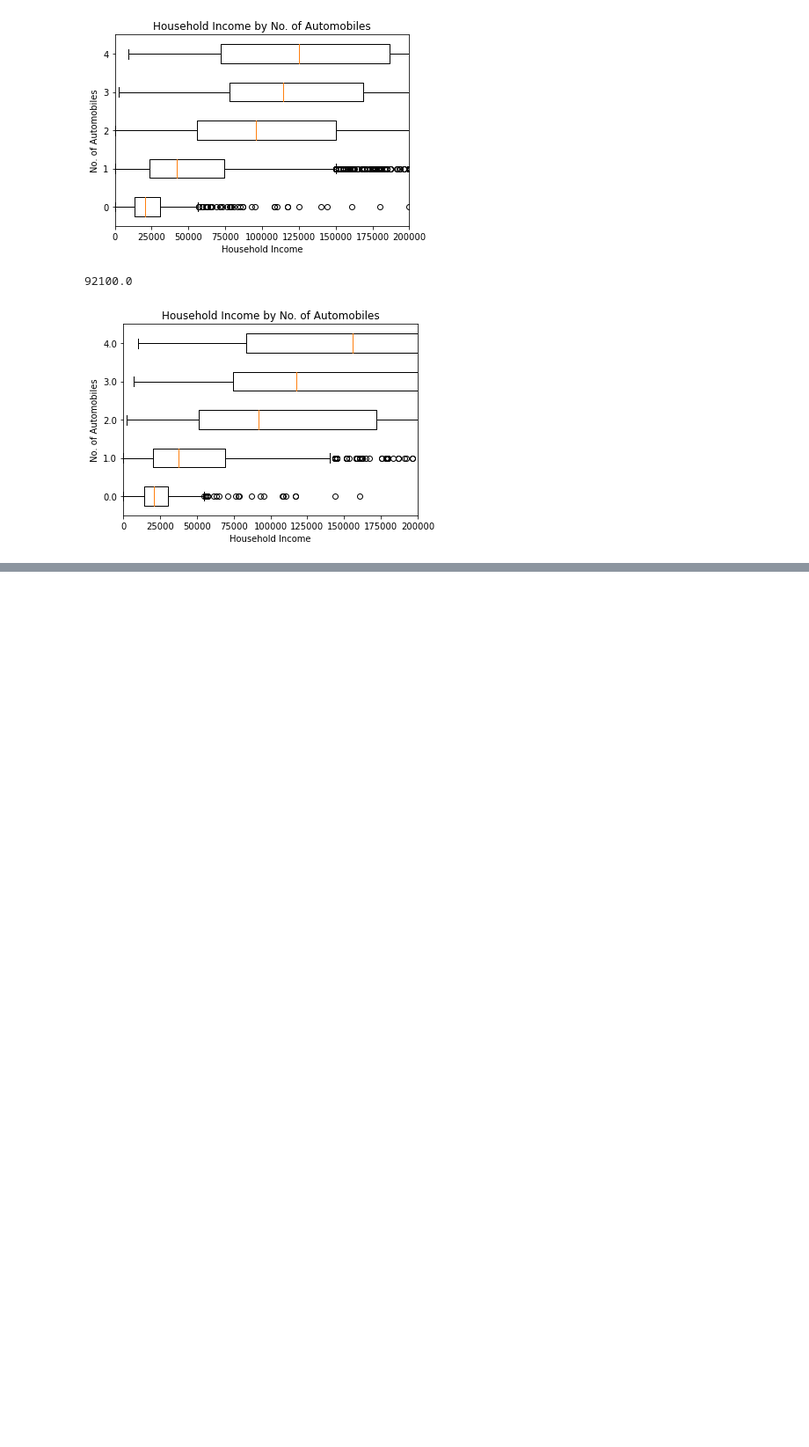
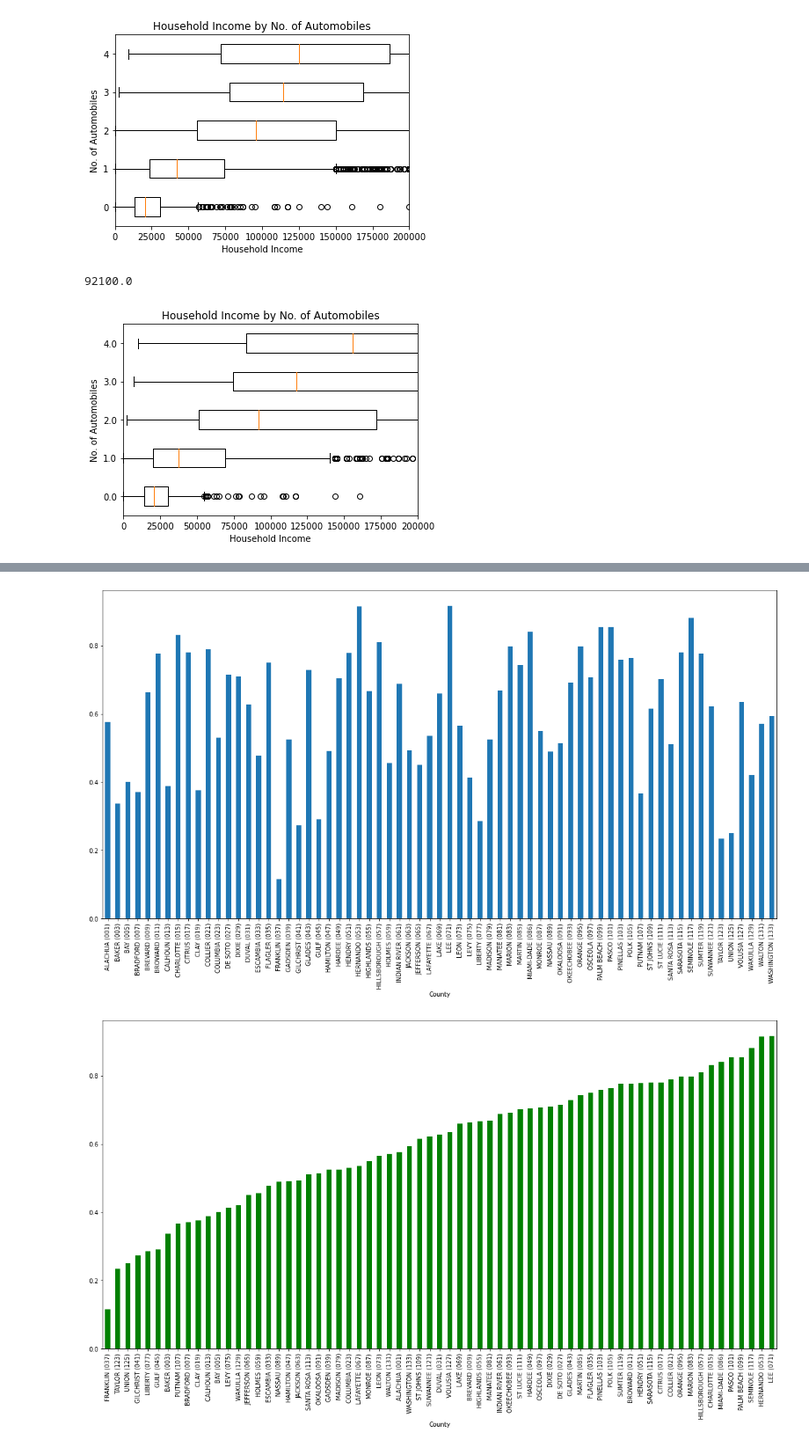
Before and after one commit to YenChuWu/transportation_exercise, a Jupyter notebook: FDOT.ipynb, the cells around one changed output, grey strips where cells are left out. Shown: that part at 88% size. Drawn from its saved outputs; the diff is of its cells as text; code cells hidden in the pictures; blank space fills up the shorter version.

```diff
--- a/FDOT.ipynb
+++ b/FDOT.ipynb
@@ -405,0 +460,16 @@ hh65[hh65['autos']==2].income.median()
+# %%
+# Q2.Which county has the lowest percentage of bridges that are in good condition? Use a bar chart to find your answer.
+bridge['Percentage']=bridge['Good #']/bridge['Total #']
+plt.figure(figsize=(20,10))
+bridge['Percentage'].plot(kind='bar')
+plt.show()
+
+bridge_per=bridge.sort_values(by='Percentage',ascending=True)
+plt.figure(figsize=(20,10))
+bridge_per['Percentage'].plot(kind='bar',color='green')
+plt.show()
+
+# FRANKLIN
+# %% [output]
+[figure, added]
+[figure, added]
```
Also changed, not shown: parts of 10 cells of this notebook.
